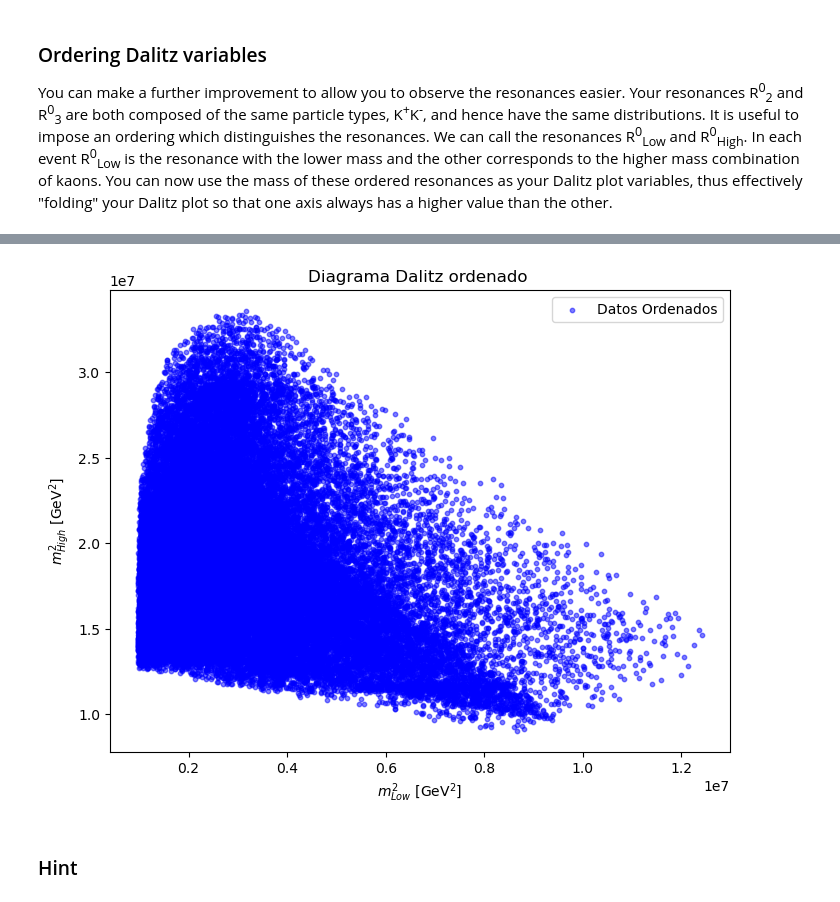
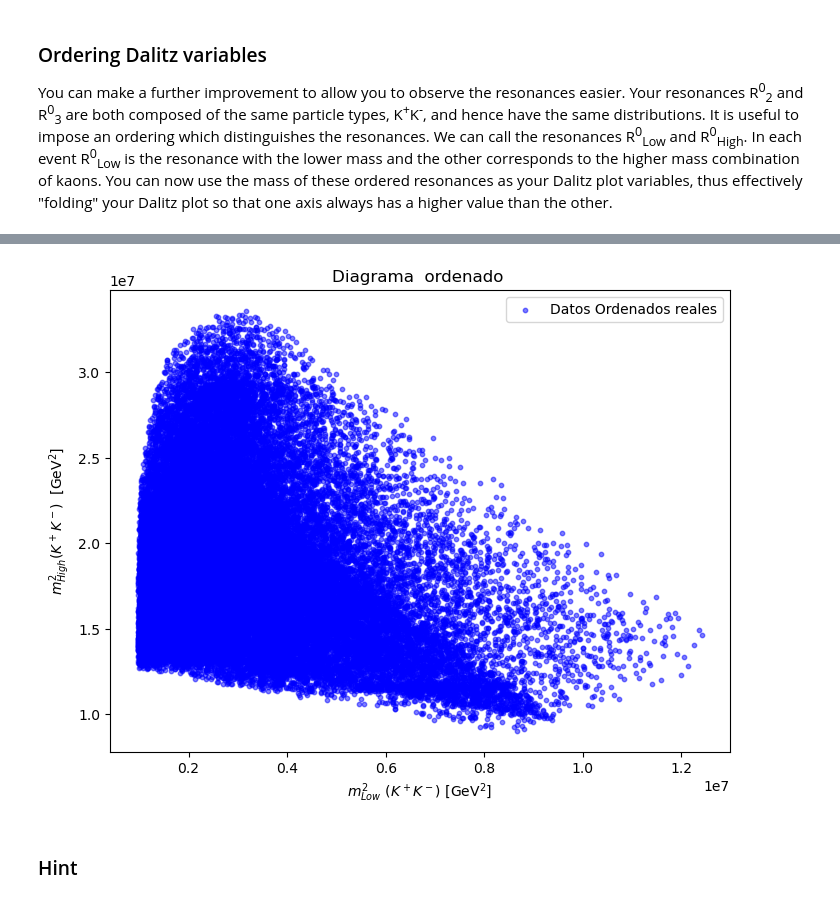
Before and after one commit to JFernando6321/LHCb-Hackathon, a Jupyter notebook: LHCb_Open_Data_Project_PWF.ipynb, the cells around one changed output, grey strips where cells are left out. Saved outputs shown, nothing was run; the diff lists cells and outputs as text; code cells hidden in the pictures.

```diff
--- a/LHCb_Open_Data_Project_PWF.ipynb
+++ b/LHCb_Open_Data_Project_PWF.ipynb
@@ -706,20 +783,21 @@ You can make a further improvement to allow you to observe the resonances easier
 # %%
 # make a new Dalitz plot with a mass ordering of the axes
 # Rimero calculamos el mínimo y máximo elemento a elemento entre m_12, m_13 y m_23
 real_data['m_low'] = np.minimum.reduce([real_data['m_12'], real_data['m_13'], real_data['m_23']])
 real_data['m_high'] = np.maximum.reduce([real_data['m_12'], real_data['m_13'], real_data['m_23']])
 
+
 # Graficar el Ordered Dalitz Plot
 plt.figure(figsize=(8, 6))
-plt.scatter(real_data['m_low'], real_data['m_high'], alpha=0.5, s=10, c='b', label='Datos Ordenados')
-plt.xlabel(r'$m^2_{Low}$ [GeV$^2$]')
-plt.ylabel(r'$m^2_{High}$ [GeV$^2$]')
-plt.title("Diagrama Dalitz ordenado ")
+plt.scatter(real_data['m_low'], real_data['m_high'], alpha=0.5, s=10, c='b', label='Datos Ordenados reales')
+plt.xlabel(r'$m^2_{Low}$ ($K^+K^-$) [GeV$^2$]')
+plt.ylabel(r'$m^2_{High}$($K^+K^-$)  [GeV$^2$]')
+plt.title("Diagrama  ordenado ")
 plt.legend()
-plt.savefig('DalitzOrdenado.png', dpi=300, bbox_inches='tight')
+#plt.savefig('DalitzOrdenado.png', dpi=300, bbox_inches='tight')
 plt.show()
 # %% [output]
-[figure, old version]
+[figure, new version]
 # %% [markdown]
 ### Hint
 # %% [markdown]
```
Also changed, not shown: parts of 22 cells of this notebook.
